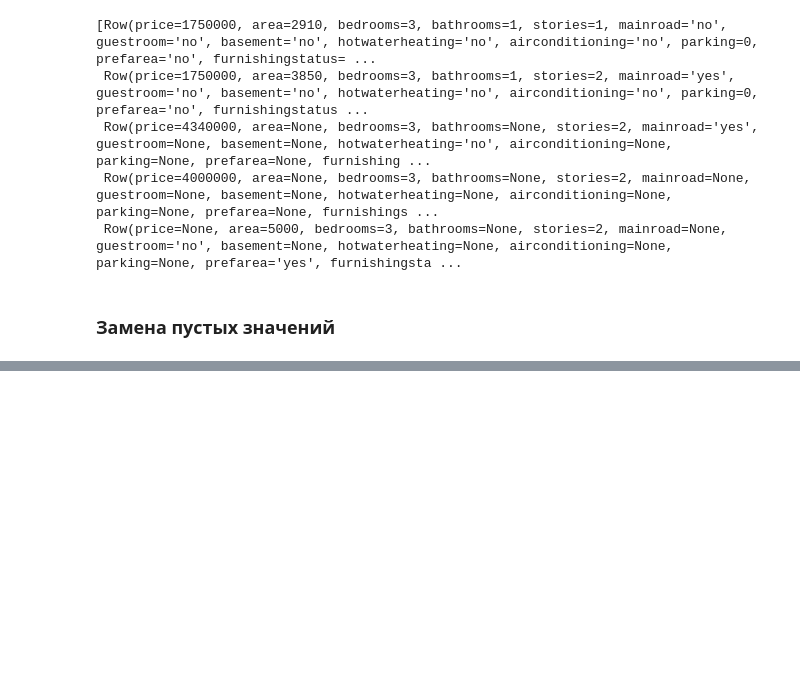
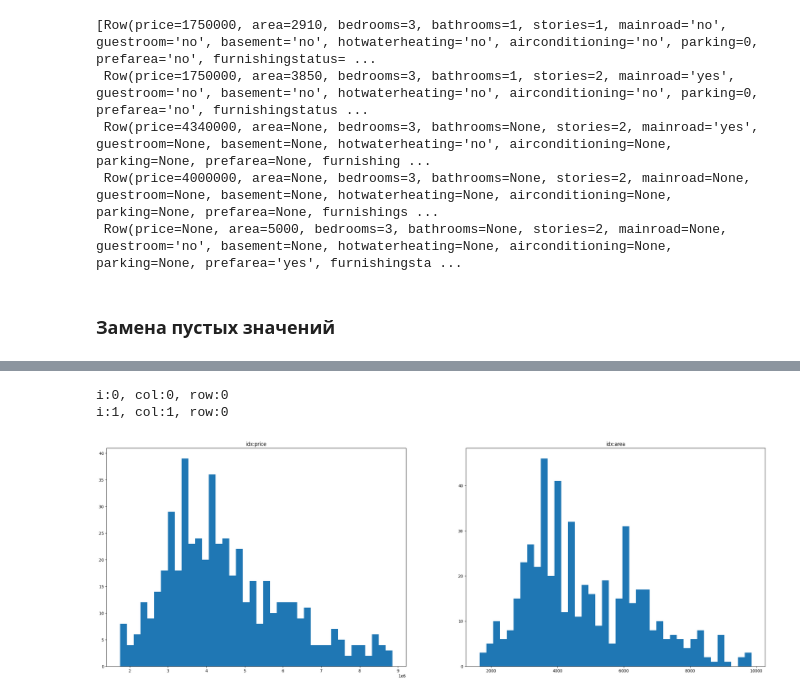
Before and after one commit to nikitazhuikov/Kaggle, a Jupyter notebook: EDA_house_pricing.ipynb, the cells around one changed output, grey strips where cells are left out. Cells and saved outputs as stored; diff of their text form; code cells hidden in the pictures; blank space fills up the shorter version.

```diff
--- a/EDA_house_pricing.ipynb
+++ b/EDA_house_pricing.ipynb
@@ -136,0 +184,10 @@ df.na.fill({'price': 4340000, 'area': 4600, 'bedrooms': 2, 'bathrooms': 1, 'stor
+# %%
+df = df.filter((col("price") >= lower_bound) & (col("price") <= upper_bound))
+# %%
+Q1 = df.approxQuantile('area', [0.25], 0.01)[0]
+Q3 = df.approxQuantile('area', [0.75], 0.01)[0]
+IQR = Q3 - Q1
+lower_bound = Q1 - 1.5 * IQR
+upper_bound = Q3 + 1.5 * IQR
+outliers = df.filter((col("area") < lower_bound) | (col("area") > upper_bound))
+outliers.show()
@@ -136,0 +215,2 @@ df.na.fill({'price': 4340000, 'area': 4600, 'bedrooms': 2, 'bathrooms': 1, 'stor
+# %%
+df = df.filter((col("area") >= lower_bound) & (col("area") <= upper_bound))
@@ -136,0 +223,3 @@ df.na.fill({'price': 4340000, 'area': 4600, 'bedrooms': 2, 'bathrooms': 1, 'stor
+# %%
+prices = df.toPandas()
+prices.sample(2)
@@ -136,0 +230,22 @@ df.na.fill({'price': 4340000, 'area': 4600, 'bedrooms': 2, 'bathrooms': 1, 'stor
+# %%
+n_row = 1
+n_col = 2
+
+columns = list(df.columns[0:2])
+
+fig, ax = plt.subplots(n_row, n_col, figsize=(30, 10))
+ax
+
+for idx in range(len(columns)):
+    row = idx % n_row
+    col = idx // n_row
+    print(f'i:{idx}, col:{col}, row:{row}')
+
+    ax[col].hist(prices[columns[idx]],bins=40)
+    ax[col].set_title(f"idx:{columns[idx]}")
+
+plt.show()
+# %% [output]
+i:0, col:0, row:0
+i:1, col:1, row:0
+[figure, added]
```
Also changed, not shown: parts of 21 cells of this notebook.
